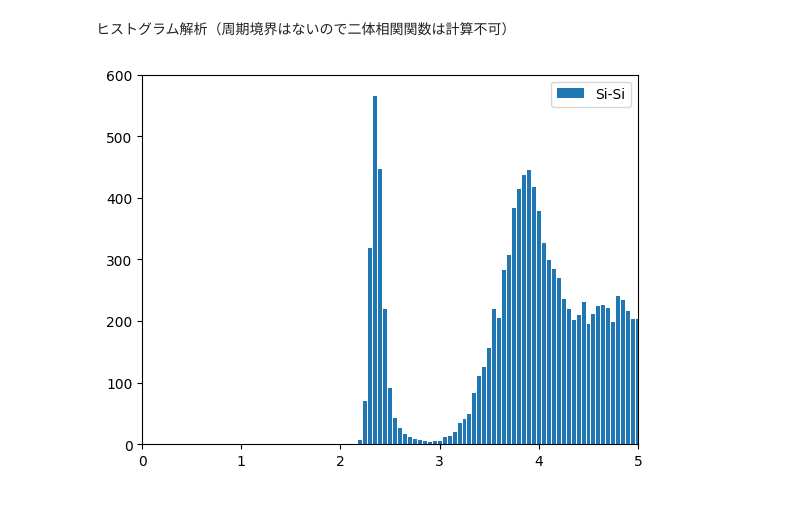
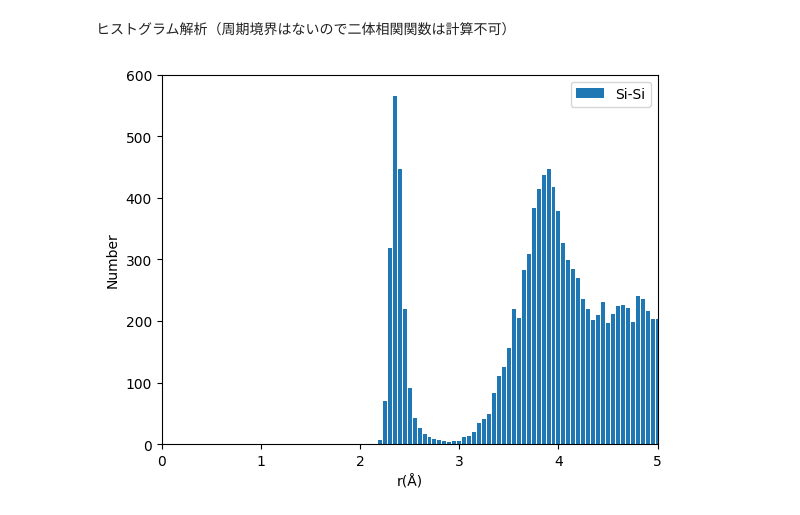
Before and after one commit to MotokiShiga/sova-cui, a Jupyter notebook: example_jupyter/example3.ipynb, the cells around one changed output. Saved outputs shown, nothing was run; the diff lists cells and outputs as text; code cells hidden in the pictures.

```diff
--- a/example_jupyter/example3.ipynb
+++ b/example_jupyter/example3.ipynb
@@ -135,13 +159,15 @@ Periodic :  False
 # %%
 # calculate histogram
 r, hist = histogram(atoms, dr)
 
 fig = plt.figure()
 ax = fig.add_subplot()
 ax.bar(r, hist.T[0], width=dr*0.8, label=atoms.pairs[0])
 ax.set_xlim(0.0,5.0)
 ax.set_ylim(0,600)
+ax.set_xlabel('r(Å)')
+ax.set_ylabel('Number')
 ax.legend()
 plt.show()
 # %% [output]
-[figure, old version]
+[figure, new version]
```
Also changed, not shown: parts of 3 cells of this notebook, 1 other file.
